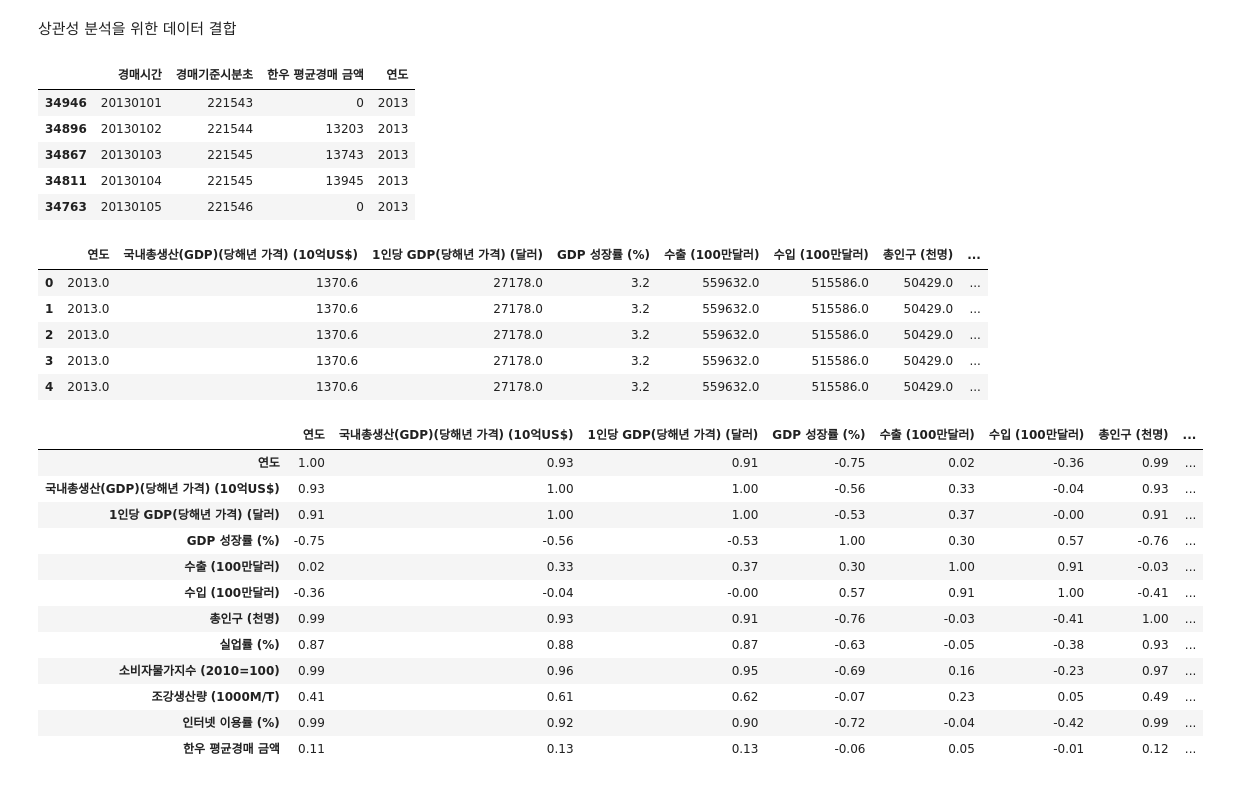
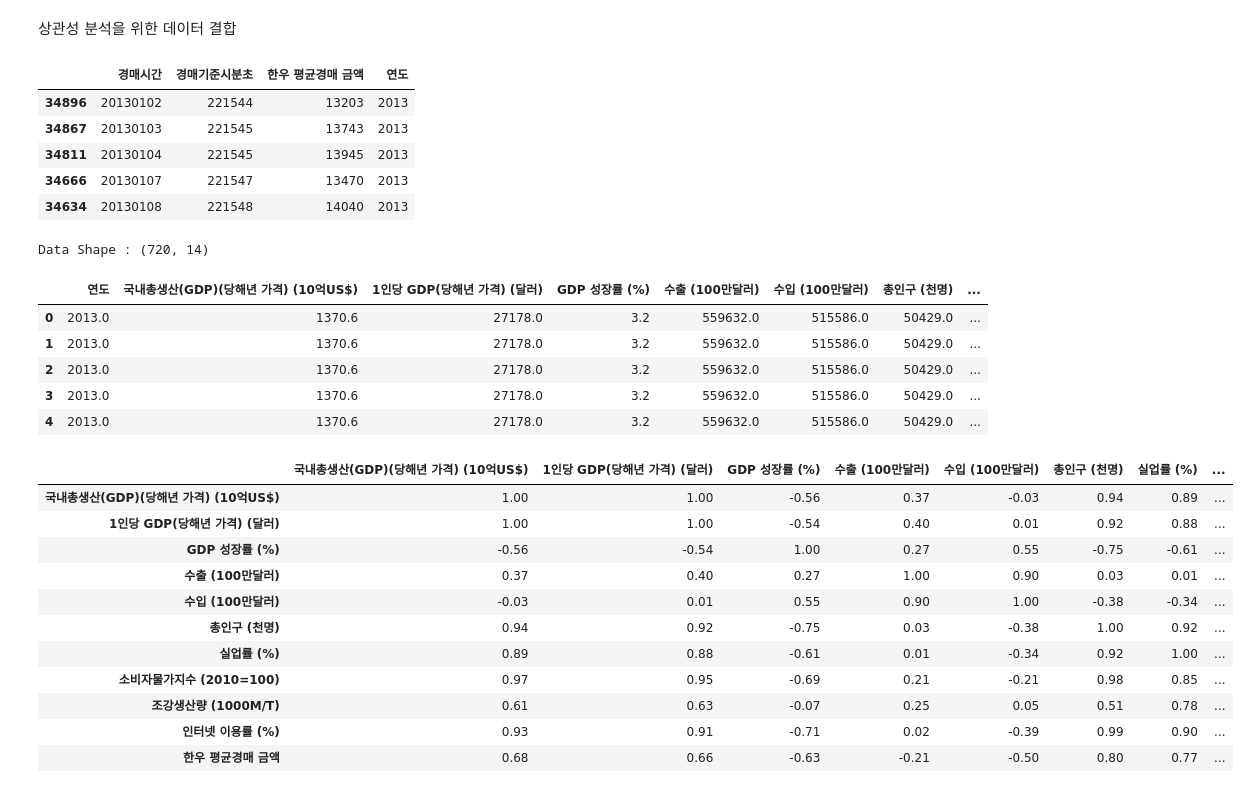
Before and after one commit to DSC-SCH/livestock-solution-project, a Jupyter notebook: eda/World_economic_growth_rate_EDA.ipynb, the cells around one changed output. Saved outputs shown, nothing was run; the diff lists cells and outputs as text; code cells hidden in the pictures.

```diff
--- a/eda/World_economic_growth_rate_EDA.ipynb
+++ b/eda/World_economic_growth_rate_EDA.ipynb
@@ -36,6 +36,7 @@ target_data = pd.read_csv("./data/01. 축산물 실시간 경매시황중계정
 target_data = target_data[target_data["도매시장명"] == "전국"]
 target_data = target_data[target_data["경매 구분 명"] == "경매용+지육상장"]
 target_data = target_data[["경매시간", "경매기준시분초", "한우 평균경매 금액"]]
+target_data = target_data[target_data["한우 평균경매 금액"] != 0]
 sort_target_data = target_data.sort_values(by=["경매시간", "경매기준시분초"]) # Sort descending by Time
 sort_target_data[["경매시간", "경매기준시분초"]] = sort_target_data[["경매시간", "경매기준시분초"]].astype("str")
 target_data = sort_target_data
@@ -155,3 +157,13 @@ Korea Economic Growth Rate statistics summary
 | 50% | 2015.500000 | 1492.000000 | 29264.500000 | 3.050000 | 566148.500000 | 497032.000000 | 51116.500000 | ... |
 | 75% | 2016.750000 | 1592.475000 | 31025.500000 | 3.200000 | 573436.750000 | 523032.750000 | 51326.000000 | ... |
 | max | 2018.000000 | 1720.900000 | 33346.000000 | 3.200000 | 604860.000000 | 535202.000000 | 51607.000000 | ... |
+# %%
+plt.figure(figsize=(25, 25))
+plt.suptitle("한국 경제 데이터", fontsize=30, x=0.4)
+
+columns = list(set(korea_growth_rate.columns) - set(["연도"]))
+
+# plt.subplot(len(columns), 1, 1)
+for c in columns:
+    korea_growth_rate[c] = korea_growth_rate[c].astype("int")
+    ax =sns.lineplot(x="연도", y=f"{c}", data=korea_growth_rate, legend="brief", label=c)
@@ -157,0 +174,11 @@ Korea Economic Growth Rate statistics summary
+# %%
+plt.figure(figsize=(20, 40))
+plt.suptitle("한국 경제 데이터", fontsize=30, x=0.5)
+plt.subplots_adjust(hspace=0.4, wspace=0.2)
+
+columns = list(set(korea_growth_rate.columns) - set(["연도"]))
+
+for i, c in enumerate(columns):
+    plt.subplot(len(columns), 2, i+1)
+    korea_growth_rate[c] = korea_growth_rate[c].astype("int")
+    sns.lineplot(x="연도", y=f"{c}", data=korea_growth_rate, legend="brief", label=c)
@@ -175,15 +204,17 @@ target_data["연도"] = target_data["경매시간"].apply(lambda x : int(x[:4]))
 target_data.head()
 # %% [output]
 |  | 경매시간 | 경매기준시분초 | 한우 평균경매 금액 | 연도 |
-| 34946 | 20130101 | 221543 | 0 | 2013 |
 | 34896 | 20130102 | 221544 | 13203 | 2013 |
 | 34867 | 20130103 | 221545 | 13743 | 2013 |
 | 34811 | 20130104 | 221545 | 13945 | 2013 |
-| 34763 | 20130105 | 221546 | 0 | 2013 |
+| 34666 | 20130107 | 221547 | 13470 | 2013 |
+| 34634 | 20130108 | 221548 | 14040 | 2013 |
 # %%
 merge_df = pd.merge(korea_growth_rate, target_data, on="연도", how="right")
+print(f"Data Shape : {merge_df.shape}")
 merge_df.head()
 # %% [output]
+Data Shape : (720, 14)
 |  | 연도 | 국내총생산(GDP)(당해년 가격) (10억US$) | 1인당 GDP(당해년 가격) (달러) | GDP 성장률 (%) | 수출 (100만달러) | 수입 (100만달러) | 총인구 (천명) | ... |
 | 0 | 2013.0 | 1370.6 | 27178.0 | 3.2 | 559632.0 | 515586.0 | 50429.0 | ... |
 | 1 | 2013.0 | 1370.6 | 27178.0 | 3.2 | 559632.0 | 515586.0 | 50429.0 | ... |
@@ -192,23 +223,22 @@ merge_df.head()
 | 4 | 2013.0 | 1370.6 | 27178.0 | 3.2 | 559632.0 | 515586.0 | 50429.0 | ... |
 # %%
 corr_data = merge_df.drop("연도", axis=1)
-corr = merge_df.corr()
+corr = corr_data.corr()
 
 corr.style.background_gradient(cmap='coolwarm').set_precision(2)
 # %% [output]
-|  | 연도 | 국내총생산(GDP)(당해년 가격) (10억US$) | 1인당 GDP(당해년 가격) (달러) | GDP 성장률 (%) | 수출 (100만달러) | 수입 (100만달러) | 총인구 (천명) | ... |
-| 연도 | 1.00 | 0.93 | 0.91 | -0.75 | 0.02 | -0.36 | 0.99 | ... |
-| 국내총생산(GDP)(당해년 가격) (10억US$) | 0.93 | 1.00 | 1.00 | -0.56 | 0.33 | -0.04 | 0.93 | ... |
-| 1인당 GDP(당해년 가격) (달러) | 0.91 | 1.00 | 1.00 | -0.53 | 0.37 | -0.00 | 0.91 | ... |
-| GDP 성장률 (%) | -0.75 | -0.56 | -0.53 | 1.00 | 0.30 | 0.57 | -0.76 | ... |
-| 수출 (100만달러) | 0.02 | 0.33 | 0.37 | 0.30 | 1.00 | 0.91 | -0.03 | ... |
-| 수입 (100만달러) | -0.36 | -0.04 | -0.00 | 0.57 | 0.91 | 1.00 | -0.41 | ... |
-| 총인구 (천명) | 0.99 | 0.93 | 0.91 | -0.76 | -0.03 | -0.41 | 1.00 | ... |
-| 실업률 (%) | 0.87 | 0.88 | 0.87 | -0.63 | -0.05 | -0.38 | 0.93 | ... |
-| 소비자물가지수 (2010=100) | 0.99 | 0.96 | 0.95 | -0.69 | 0.16 | -0.23 | 0.97 | ... |
-| 조강생산량 (1000M/T) | 0.41 | 0.61 | 0.62 | -0.07 | 0.23 | 0.05 | 0.49 | ... |
-| 인터넷 이용률 (%) | 0.99 | 0.92 | 0.90 | -0.72 | -0.04 | -0.42 | 0.99 | ... |
-| 한우 평균경매 금액 | 0.11 | 0.13 | 0.13 | -0.06 | 0.05 | -0.01 | 0.12 | ... |
+|  | 국내총생산(GDP)(당해년 가격) (10억US$) | 1인당 GDP(당해년 가격) (달러) | GDP 성장률 (%) | 수출 (100만달러) | 수입 (100만달러) | 총인구 (천명) | 실업률 (%) | ... |
+| 국내총생산(GDP)(당해년 가격) (10억US$) | 1.00 | 1.00 | -0.56 | 0.37 | -0.03 | 0.94 | 0.89 | ... |
+| 1인당 GDP(당해년 가격) (달러) | 1.00 | 1.00 | -0.54 | 0.40 | 0.01 | 0.92 | 0.88 | ... |
+| GDP 성장률 (%) | -0.56 | -0.54 | 1.00 | 0.27 | 0.55 | -0.75 | -0.61 | ... |
+| 수출 (100만달러) | 0.37 | 0.40 | 0.27 | 1.00 | 0.90 | 0.03 | 0.01 | ... |
+| 수입 (100만달러) | -0.03 | 0.01 | 0.55 | 0.90 | 1.00 | -0.38 | -0.34 | ... |
+| 총인구 (천명) | 0.94 | 0.92 | -0.75 | 0.03 | -0.38 | 1.00 | 0.92 | ... |
+| 실업률 (%) | 0.89 | 0.88 | -0.61 | 0.01 | -0.34 | 0.92 | 1.00 | ... |
+| 소비자물가지수 (2010=100) | 0.97 | 0.95 | -0.69 | 0.21 | -0.21 | 0.98 | 0.85 | ... |
+| 조강생산량 (1000M/T) | 0.61 | 0.63 | -0.07 | 0.25 | 0.05 | 0.51 | 0.78 | ... |
+| 인터넷 이용률 (%) | 0.93 | 0.91 | -0.71 | 0.02 | -0.39 | 0.99 | 0.90 | ... |
+| 한우 평균경매 금액 | 0.68 | 0.66 | -0.63 | -0.21 | -0.50 | 0.80 | 0.77 | ... |
 # %%
 f, ax = plt.subplots(figsize=(10, 8))
 sns.heatmap(corr, mask=np.zeros_like(corr, dtype=np.bool), cmap=sns.diverging_palette(220, 10, as_cmap=True),
```
Also changed, not shown: parts of 8 cells of this notebook.
